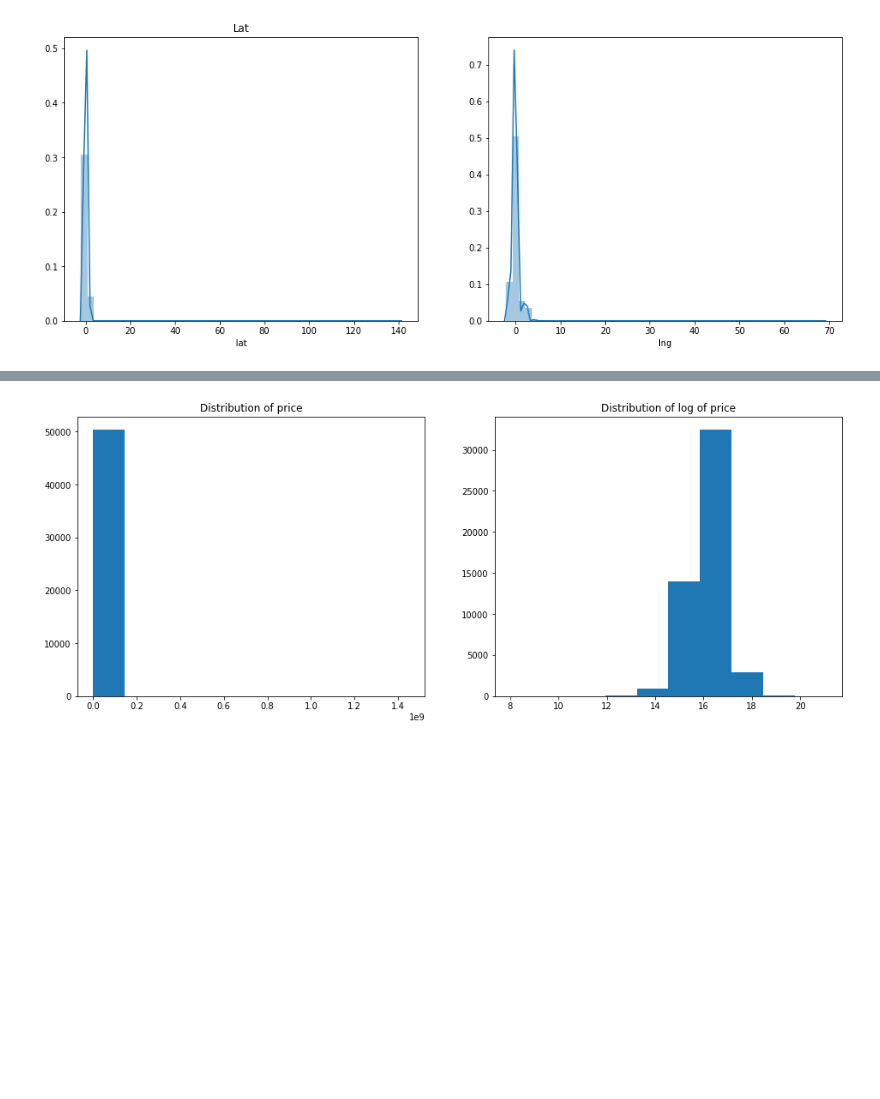
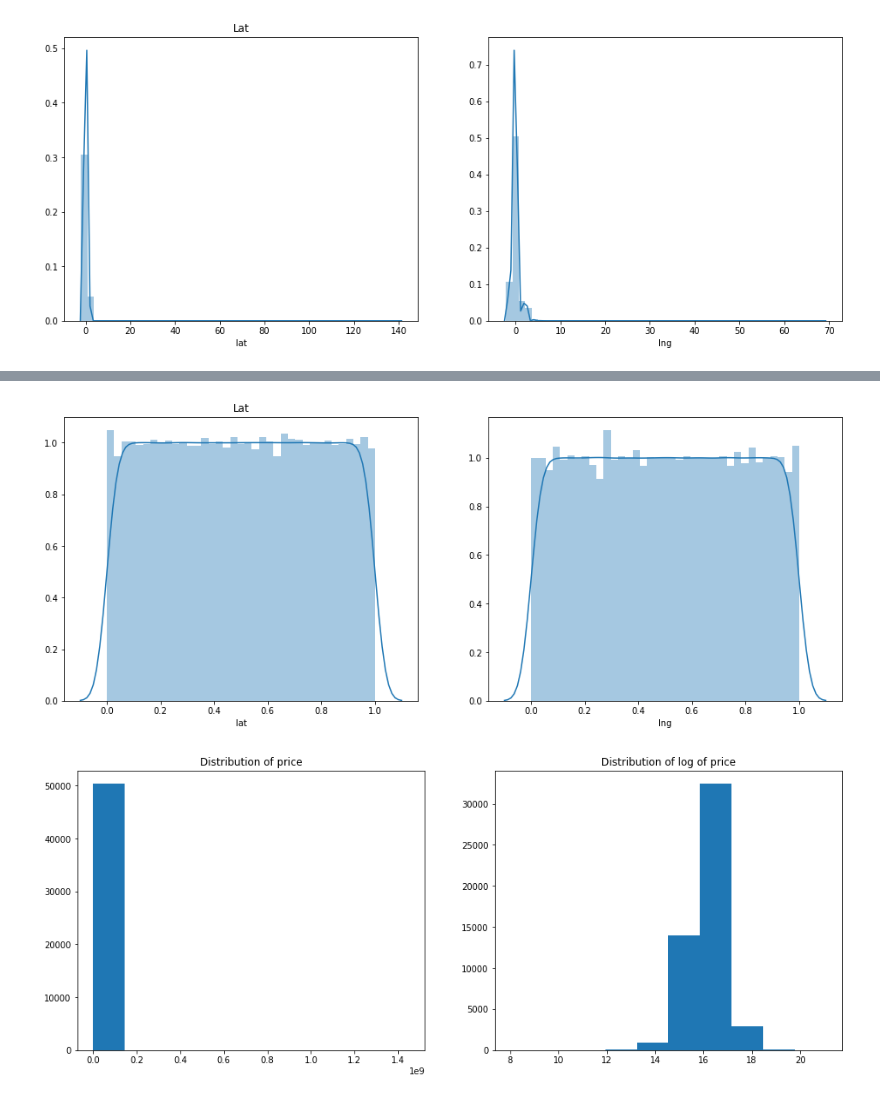
Before and after one commit to johnny12150/19-lab-summer-training, a Jupyter notebook: 0703/EDA.ipynb, the cells around one changed output, grey strips where cells are left out. Cells and saved outputs as stored; diff of their text form; code cells hidden in the pictures; blank space fills up the shorter version.

Commit message:
Update 0703 try new scaler

```diff
--- a/0703/EDA.ipynb
+++ b/0703/EDA.ipynb
@@ -158,0 +161,6 @@ plt.show()
+# %%
+from sklearn.preprocessing import QuantileTransformer
+
+scaler = QuantileTransformer()
+all[['lat', 'lng']] = scaler.fit_transform(all[['lat', 'lng']])
+all[['lat', 'lng']].head()
@@ -159,3 +186,13 @@ plt.show()
+# %%
+fig, ax = plt.subplots(figsize = (16, 6))
+plt.subplot(1, 2, 1)
+sns.distplot(all['lat'])
+plt.title('Lat')
+plt.subplot(1, 2, 2)
+sns.distplot(all['lng'])
+plt.show()
+# %% [output]
+[figure, added]
 # %%
 fig, ax = plt.subplots(figsize = (16, 6))
 plt.subplot(1, 2, 1)
```
Also changed, not shown: parts of 6 cells of this notebook.
